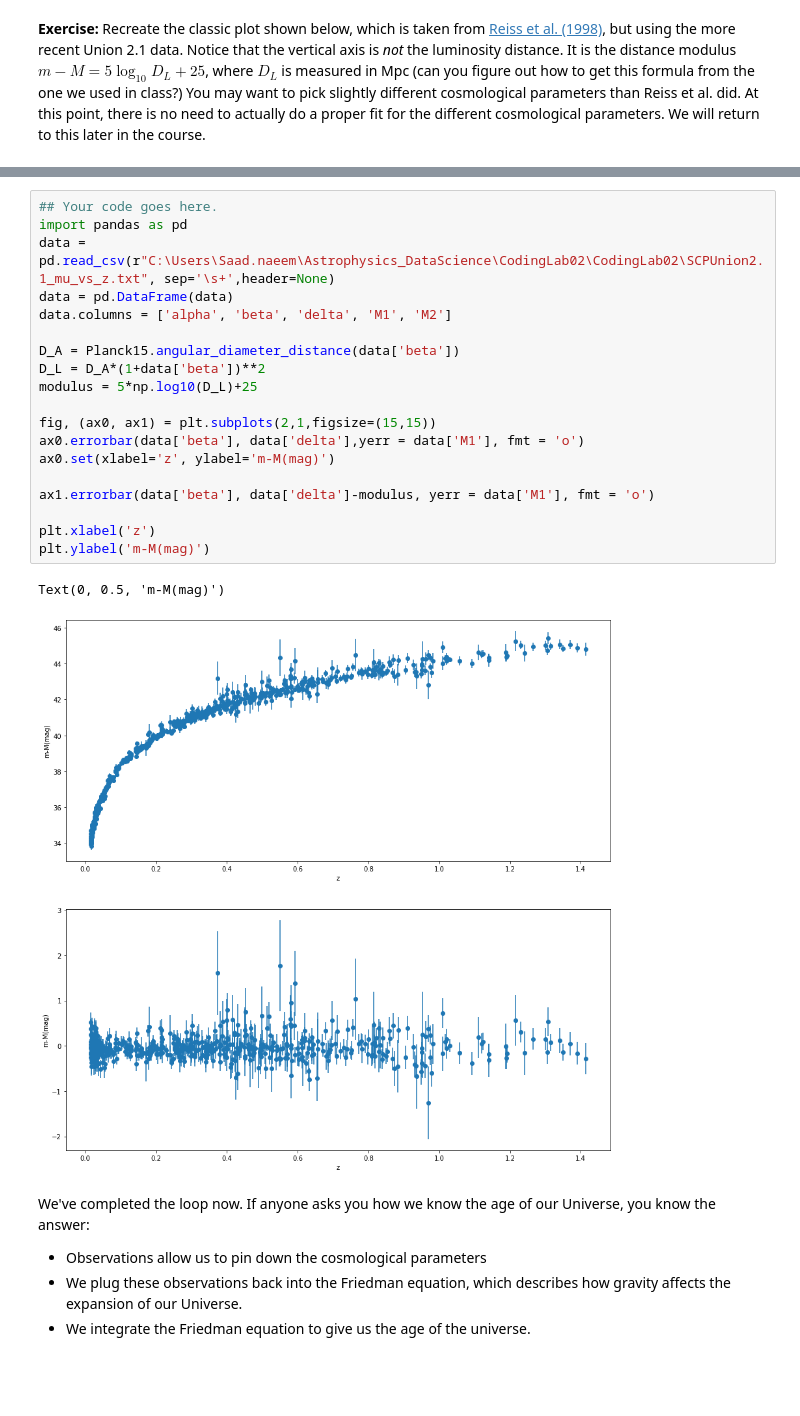
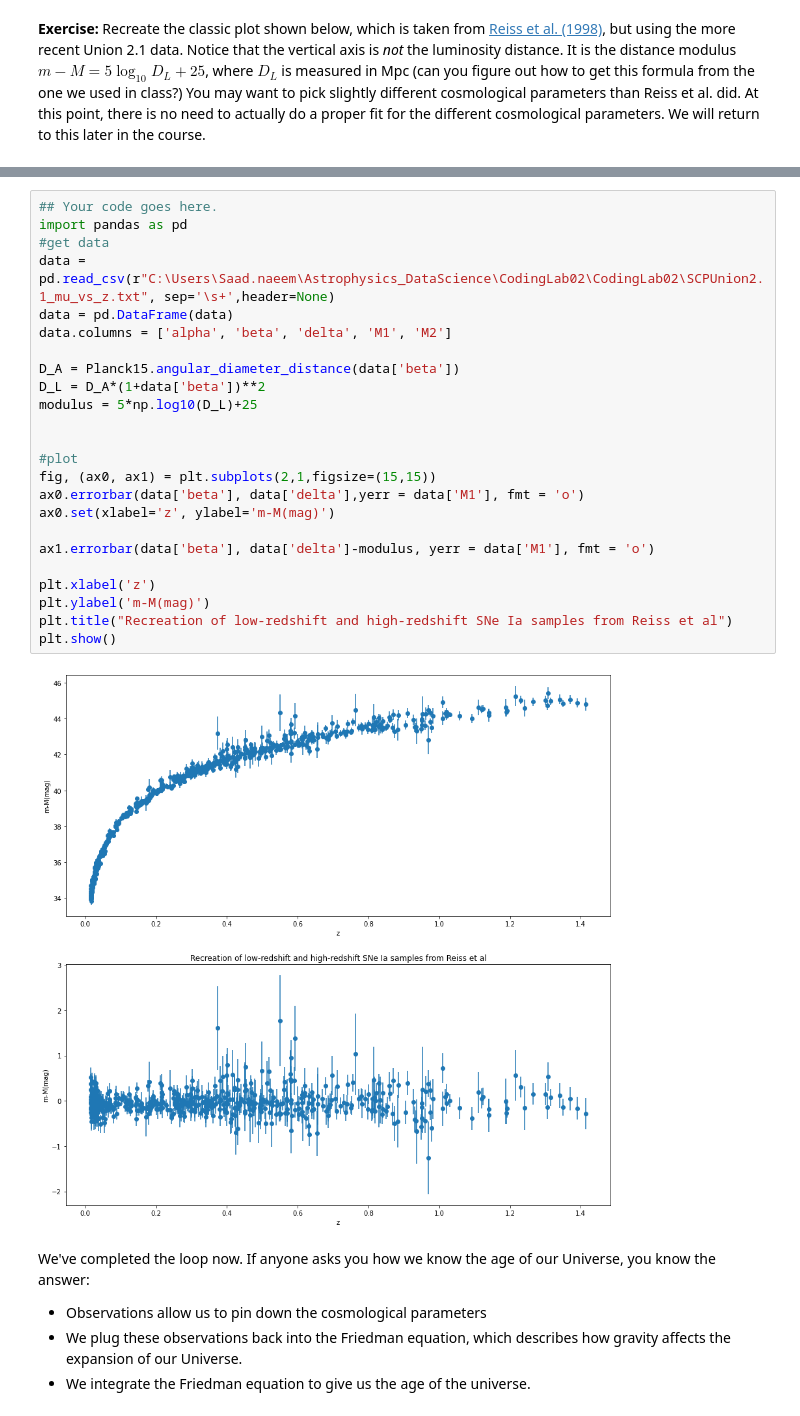
Before and after one commit to SaadNaeem96/Astrophysics_DataScience, a Jupyter notebook: CodingLab02/CodingLab02/CodingLab02_CosmologicalDistance.ipynb, the cells around one changed output, grey strips where cells are left out. Saved outputs shown, nothing was run; the diff lists cells and outputs as text; blank space fills up the shorter version.

```diff
--- a/CodingLab02/CodingLab02/CodingLab02_CosmologicalDistance.ipynb
+++ b/CodingLab02/CodingLab02/CodingLab02_CosmologicalDistance.ipynb
@@ -372,25 +380,29 @@ The [Supernova Cosmology Project Union 2.1 Compilation](http://supernova.lbl.gov
 # %%
 ## Your code goes here.
 import pandas as pd
+#get data
 data = pd.read_csv(r"C:\Users\Saad.naeem\Astrophysics_DataScience\CodingLab02\CodingLab02\SCPUnion2.1_mu_vs_z.txt", sep='\s+',header=None)
 data = pd.DataFrame(data)
 data.columns = ['alpha', 'beta', 'delta', 'M1', 'M2']
 
 D_A = Planck15.angular_diameter_distance(data['beta'])
 D_L = D_A*(1+data['beta'])**2
 modulus = 5*np.log10(D_L)+25
 
+
+#plot
 fig, (ax0, ax1) = plt.subplots(2,1,figsize=(15,15))
 ax0.errorbar(data['beta'], data['delta'],yerr = data['M1'], fmt = 'o')
 ax0.set(xlabel='z', ylabel='m-M(mag)')
 
 ax1.errorbar(data['beta'], data['delta']-modulus, yerr = data['M1'], fmt = 'o')
 
 plt.xlabel('z')
 plt.ylabel('m-M(mag)')
+plt.title("Recreation of low-redshift and high-redshift SNe Ia samples from Reiss et al")
+plt.show()
 # %% [output]
-Text(0, 0.5, 'm-M(mag)')
-[figure, old version]
+[figure, new version]
 # %% [markdown]
 We've completed the loop now. If anyone asks you how we know the age of our Universe, you know the answer:
 * Observations allow us to pin down the cosmological parameters
```
Also changed, not shown: parts of 4 cells of this notebook.
